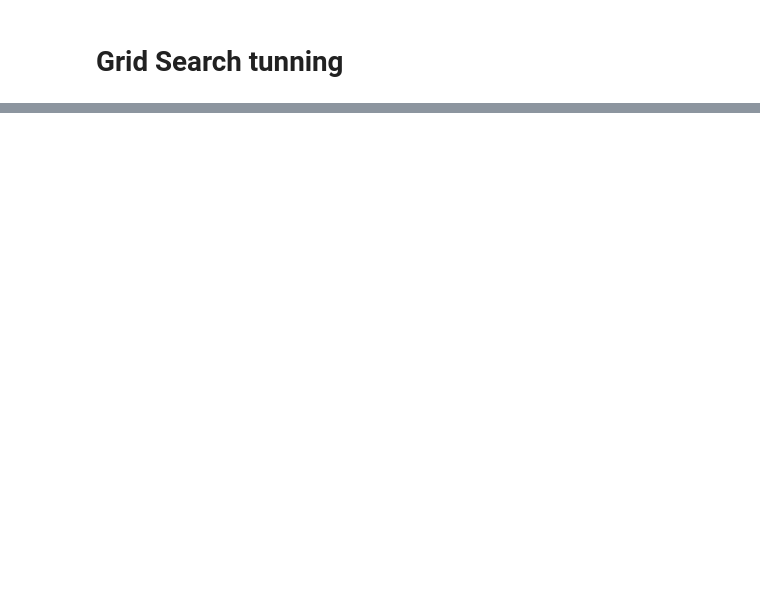
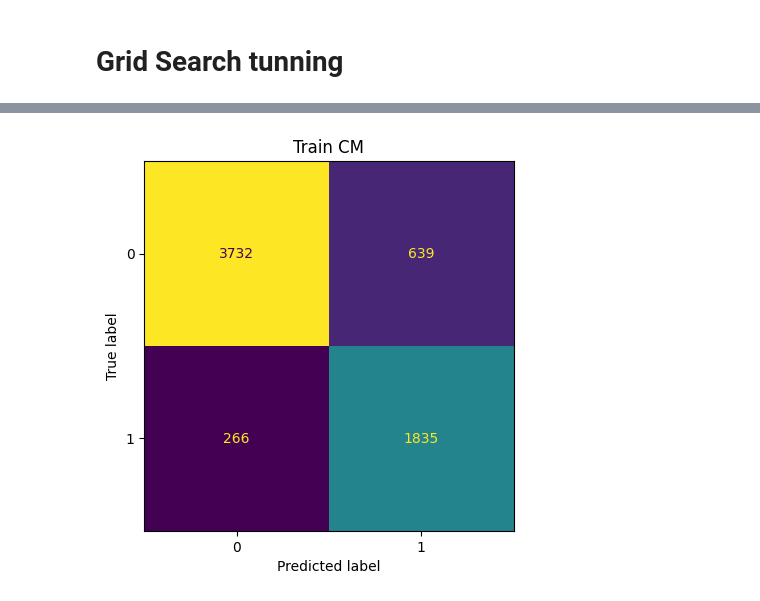
Before and after one commit to A01795375/Proyecto_Integrador_cancer, a Jupyter notebook: notebooks/Avance 4.ipynb, the cells around one changed output, grey strips where cells are left out. Drawn from its saved outputs; the diff is of its cells as text; code cells hidden in the pictures; blank space fills up the shorter version.

Commit message:
updated: random forest tunned

```diff
--- a/notebooks/Avance 4.ipynb
+++ b/notebooks/Avance 4.ipynb
@@ -182,14 +186,18 @@ def report(results, n_top=3):
             print("Parameters: {0}".format(results["params"][candidate]))
             print("")
 # %%
-rf_params = {'max_depth': np.linspace(10, 1000, num=10).astype(int),
-              'n_estimators': np.linspace(100, 1000, num=10).astype(int)
-              }
+rf_params = dict( max_depth = np.linspace(10, 50, num=1).astype(int),
+              n_estimators = np.linspace(100, 200, num=5).astype(int),
+              criterion = ['entropy', 'log_loss'],
+              max_features = ['sqrt', 'log2'],
+              class_weight = ['balanced', 'balanced_subsample']
+
+)
 # %%
 # run randomized search
 n_iter_search = 15
 rfc_random_search = RandomizedSearchCV(
-    rfc_model, param_distributions=rf_params, n_iter=n_iter_search, n_jobs= -1, verbose=3
+    rfc_model, param_distributions=rf_params, n_iter=n_iter_search, n_jobs= -1, verbose=3, scoring = scoring, refit = 'precision'
 )
 # %%
 rfc_random_search.fit(X_train,y_train)
@@ -207,0 +233,4 @@ accuracy_pac
+# %%
+y_predict_rfc_train = rfc_random_search.predict(X_train)
+y_predict_rfc_val = rfc_random_search.predict(X_val)
+y_predict_rfc_test = rfc_random_search.predict(X_test)
@@ -207,0 +271,8 @@ accuracy_pac
+# %%
+cm_rf_train = confusion_matrix(y_train, y_predict_rfc_train)
+disp = ConfusionMatrixDisplay(confusion_matrix=cm_rf_train)
+disp.plot(colorbar=False)
+disp.ax_.set_title('Train CM')
+plt.show()
+# %% [output]
+[figure, added]
```
Also changed, not shown: parts of 14 cells of this notebook, 1 other file.
